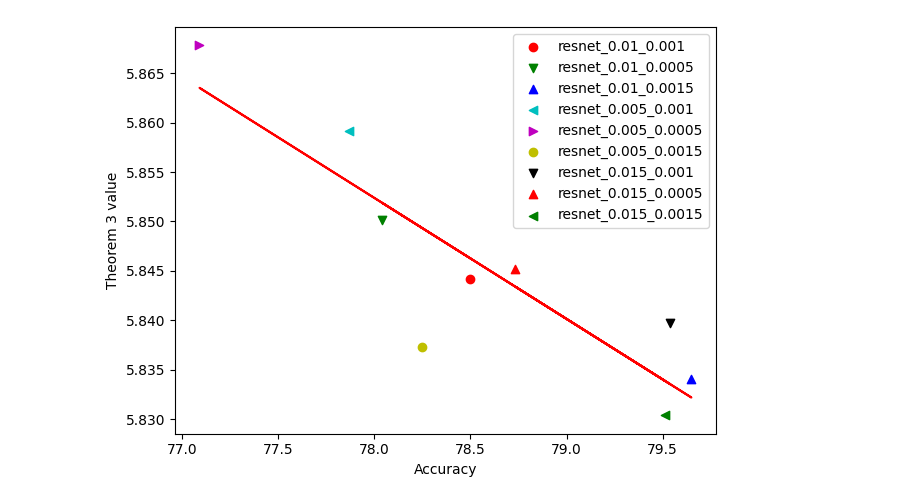
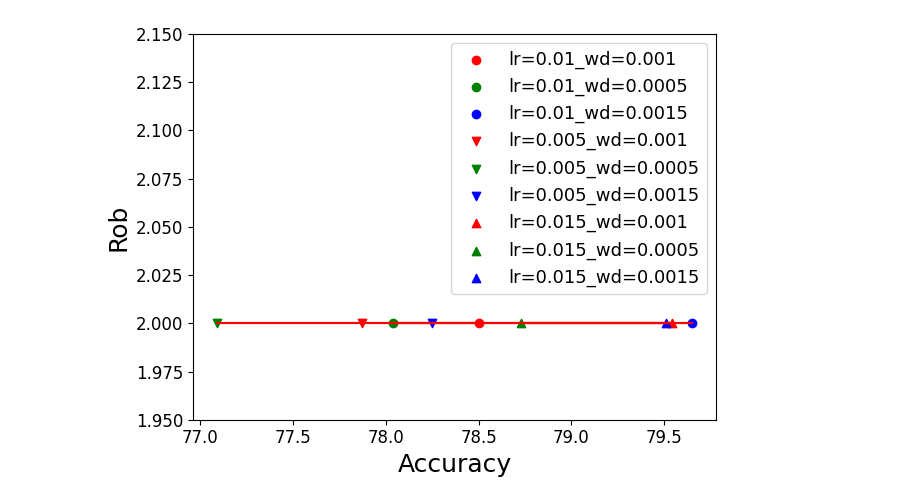
Before and after one commit to ginlov/generalization_lipschitz, a Jupyter notebook: notebook/visualize_results.ipynb, the cells around one changed output. Cells and saved outputs as stored; diff of their text form; code cells hidden in the pictures.

Commit message:
add new visualize code

```diff
--- a/notebook/visualize_results.ipynb
+++ b/notebook/visualize_results.ipynb
@@ -24,10 +28,10 @@ os.listdir("/Users/leo/Library/Mobile Documents/com~apple~CloudDocs/Research/ICM
  'resnet34_CIFAR10_0.01_sgd_0.001.xlsx',
  'resnet50_CIFAR10_0.01_sgd_0.001.xlsx']
 # %%
-data = pd.read_excel("/Users/leo/all_results.xlsx")
+data = pd.read_excel("/Users/leo/Library/Mobile Documents/com~apple~CloudDocs/Research/ICML Robgen/Experiment_result/all_results.xlsx")
 # %%
-data["theorem 3"] = data["g_value 0.1 mean"] + data["loss_l1"] + data["theorem 3 mean"]
-data["theorem 4"] = data["g_value 0.1 mean"] + data["loss_l1"] + data["theorem 4 mean"]
-data["theorem 5"] = data["g_value 0.1 mean"] + data["theorem 5 mean"]
+data["theorem 3"] = data["loss_l1"] + data["theorem 3 mean"]
+data["theorem 4"] = data["loss_l1"] + data["theorem 4 mean"]
+data["theorem 5"] = data["theorem 5 mean"]
 # %%
 data = data[data['num_cluster'] == 10000].reset_index(drop=True)
@@ -57,25 +40,27 @@ hyper_params_data = data[(data["optimizer"] == "sgd") & (data["model"] == "resne
 # %%
 hyper_params_data = hyper_params_data.reset_index(drop=True)
 # %%
-hyper_params_data['label'] = hyper_params_data.apply(lambda x: "_".join([x["model"], str(x["lr"]), str(x["weight_decay"])]), axis=1)
+hyper_params_data['label'] = hyper_params_data.apply(lambda x: "_".join(["lr="+str(x["lr"]), "wd="+str(x["weight_decay"])]), axis=1)
 # %%
-markers = ["o" , "v" , "^" , "<", ">"]
-colors = ['r','g','b','c','m', 'y', 'k']
+markers = ["o" , "v" , "^"]
+colors = ['r','g','b']
 
 fig = plt.figure()
 
 ax = fig.add_subplot()
 m, b = np.polyfit(hyper_params_data["acc"].values, hyper_params_data["theorem 3"].values, 1)
 
 for i in range(hyper_params_data.shape[0]):
-    ax.scatter(hyper_params_data["acc"].values[i], hyper_params_data["theorem 3"].values[i], color=colors[i%len(colors)], marker=markers[i%len(markers)], label=hyper_params_data["label"].values[i])
+    ax.scatter(hyper_params_data["acc"].values[i], hyper_params_data["theorem 3"].values[i], color=colors[i%len(colors)], marker=markers[i//len(markers)], label=hyper_params_data["label"].values[i])
+ax.set_ylim([1.95, 2.15])
+ax.plot(hyper_params_data["acc"].values, m * hyper_params_data["acc"].values + b, color="red")
+ax.legend(fontsize=13)
 
-ax.plot(hyper_params_data["acc"].values, m * hyper_params_data["acc"].values + b, color="red")
-ax.legend()
-
-plt.xlabel("Accuracy")
-plt.ylabel("Theorem 3 value")
+plt.xlabel("Accuracy", fontsize=18)
+plt.ylabel("Rob", fontsize=18)
+plt.xticks(fontsize=12)
+plt.yticks(fontsize=12)
 fig.tight_layout()
 plt.savefig("Theorem 3.png", dpi=500)
 # %% [output]
-[figure, old version]
+[figure, new version]
```
Also changed, not shown: parts of 13 cells of this notebook, 4 other files.
